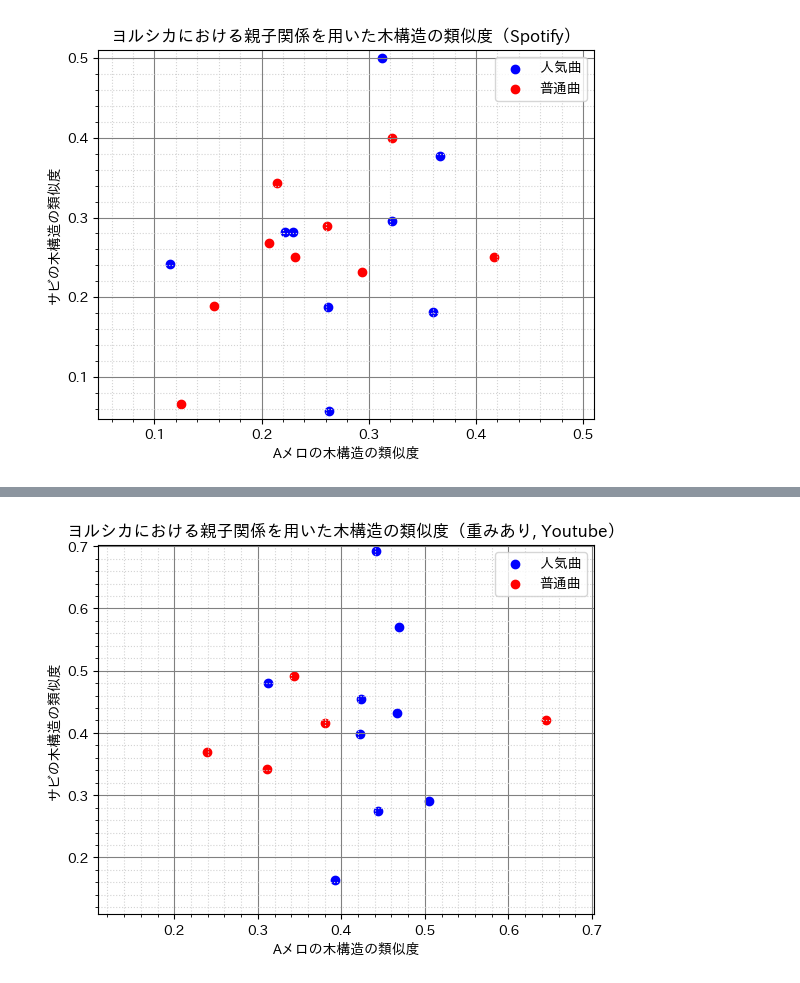
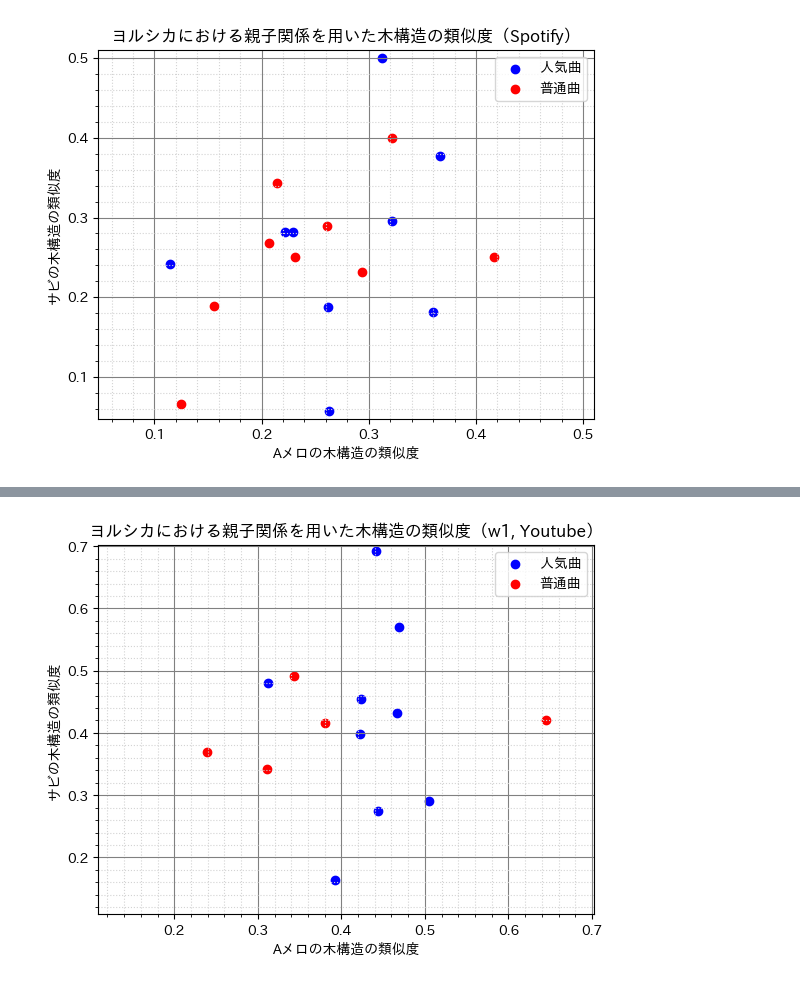
Before and after one commit to tsubasasugawara/lyrics_melody_analyzer, a Jupyter notebook: notebooks/ヨルシカ.ipynb, the cells around one changed output, grey strips where cells are left out. Cells and saved outputs as stored; diff of their text form; code cells hidden in the pictures.

```diff
--- a/notebooks/ヨルシカ.ipynb
+++ b/notebooks/ヨルシカ.ipynb
@@ -203,23 +210,23 @@ xy_min_ts = min(x_min_ts, y_min_ts) - 0.01
 # %%
 sort_by_youtube = tree_similarity.dropna(subset=["youtube_url"]).sort_values("youtube_play_times", ascending=False)
 center == len(sort_by_youtube) // 2
 pop_youtube = sort_by_youtube[:center]
 unpop_youtube = sort_by_youtube[center:]
 
 plt.scatter(x=RATE_A, y=RATE_S, data=pop_youtube, color='blue', label='人気曲')
 plt.scatter(x=RATE_A, y=RATE_S, data=unpop_youtube, color='red', label='普通曲')
 
-plt.title("ヨルシカにおける親子関係を用いた木構造の類似度（重みあり, Youtube）")
+plt.title("ヨルシカにおける親子関係を用いた木構造の類似度（w1, Youtube）")
 plt.xlabel("Aメロの木構造の類似度")
 plt.ylabel("サビの木構造の類似度")
 plt.xlim(xy_min_ts, xy_max_ts)
 plt.ylim(xy_min_ts, xy_max_ts)
 plt.legend()
 plt.minorticks_on()
 plt.grid(which='major', color='gray', linestyle='solid')
 plt.grid(which='minor', color='lightgray', linestyle='dotted')
 # %% [output]
-[figure, old version]
+[figure, new version]
 # %%
 sort_by_spotify = tree_similarity.dropna(subset=["spotify_id"]).sort_values("spotify_popularity", ascending=False)
 center = len(sort_by_spotify) // 2
```
Also changed, not shown: parts of 3 cells of this notebook, 2 other files.
